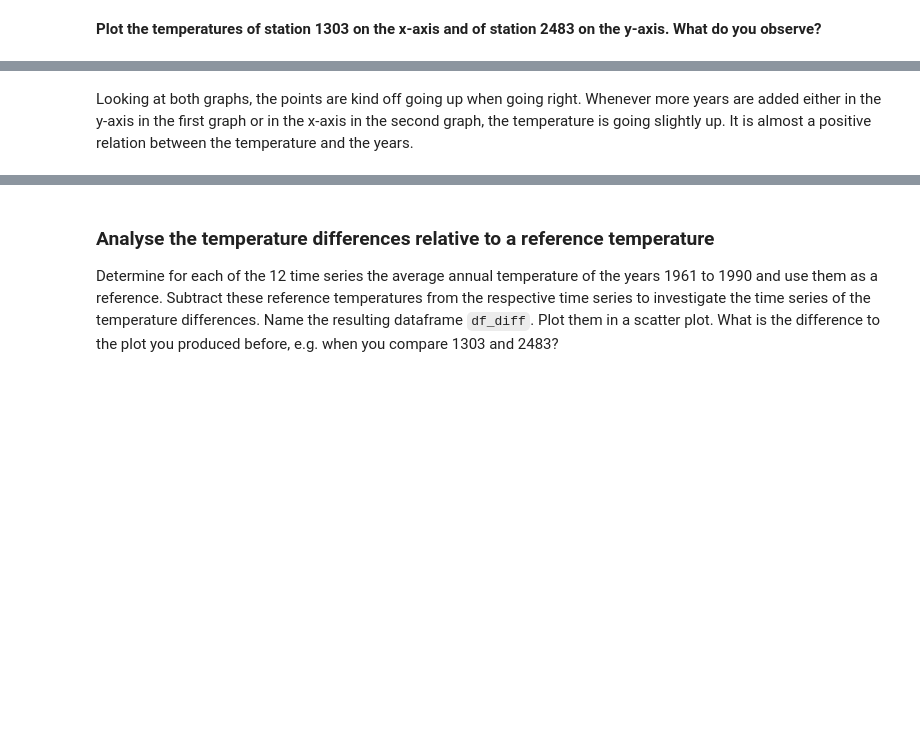
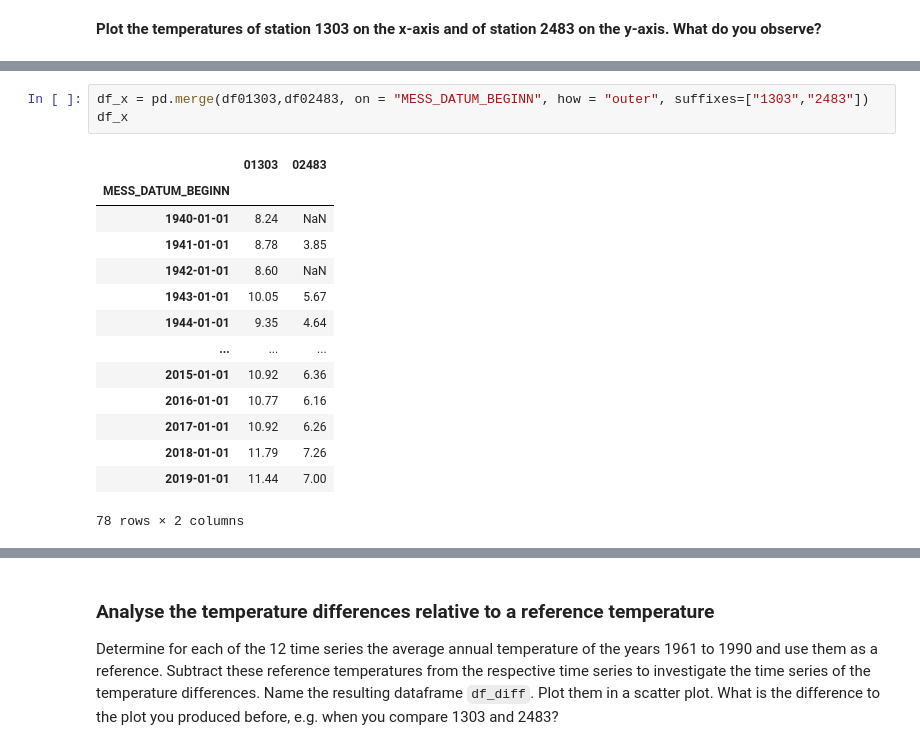
Before and after one commit to ziadhelou1/EE_2.06_SciProg_SS2021_Exam_Group_2H, a Jupyter notebook: Task02/Task02_Temperature.ipynb, the cells around one changed output, grey strips where cells are left out. Cells and saved outputs as stored; diff of their text form; blank space fills up the shorter version.

```diff
--- a/Task02/Task02_Temperature.ipynb
+++ b/Task02/Task02_Temperature.ipynb
@@ -507,2 +485,18 @@ plt.show()
-# %% [markdown]
-Looking at both graphs, the points are kind off going up when going right. Whenever more years are added either in the y-axis in the first graph or in the x-axis in the second graph, the temperature is going slightly up. It is almost a positive relation between the temperature and the years.
+# %%
+df_x = pd.merge(df01303,df02483, on = "MESS_DATUM_BEGINN", how = "outer", suffixes=["1303","2483"])
+df_x
+# %% [output]
+|  | 01303 | 02483 |
+| MESS_DATUM_BEGINN |  |  |
+| 1940-01-01 | 8.24 | NaN |
+| 1941-01-01 | 8.78 | 3.85 |
+| 1942-01-01 | 8.60 | NaN |
+| 1943-01-01 | 10.05 | 5.67 |
+| 1944-01-01 | 9.35 | 4.64 |
+| ... | ... | ... |
+| 2015-01-01 | 10.92 | 6.36 |
+| 2016-01-01 | 10.77 | 6.16 |
+| 2017-01-01 | 10.92 | 6.26 |
+| 2018-01-01 | 11.79 | 7.26 |
+| 2019-01-01 | 11.44 | 7.00 |
+78 rows × 2 columns
```
Also changed, not shown: parts of 4 cells of this notebook.
